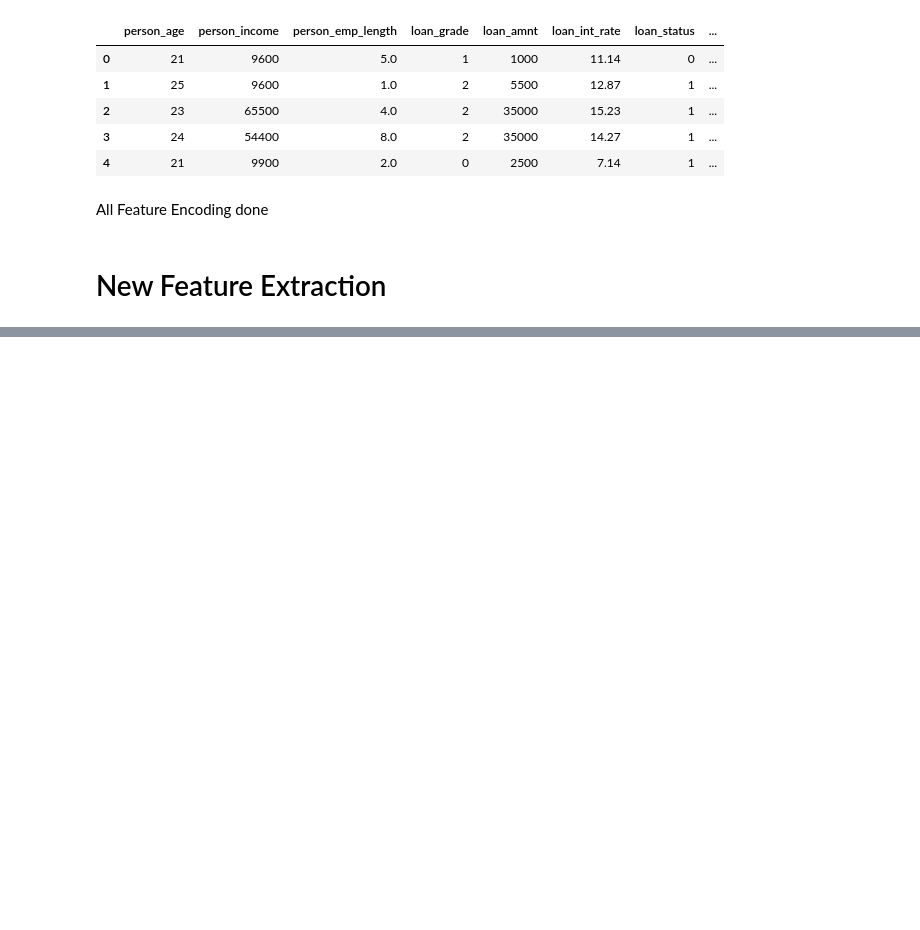
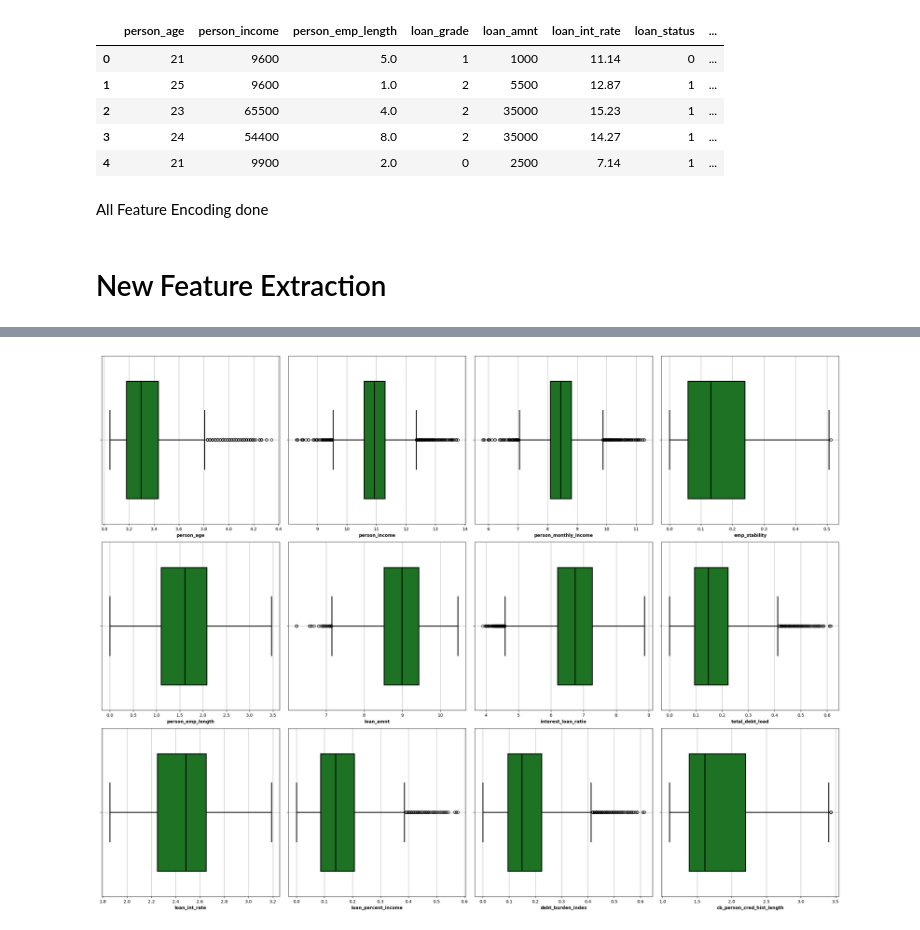
Before and after one commit to Md-Maruf-1727/loan-risk-analysis-xai, a Jupyter notebook: Notebooks/02_data_preprocessing.ipynb, the cells around one changed output, grey strips where cells are left out. Drawn from its saved outputs; the diff is of its cells as text; code cells hidden in the pictures; blank space fills up the shorter version.

```diff
--- a/Notebooks/02_data_preprocessing.ipynb
+++ b/Notebooks/02_data_preprocessing.ipynb
@@ -84,0 +141,28 @@ df.insert(loc=12, column= 'debt_burden_index', value=((df['loan_amnt'] * (1+ df[
+# %%
+for col in num_cols:
+    df[col] = np.log1p(df[col])
+# %%
+num_cols = [
+    'person_age', 'person_income',
+    'person_monthly_income', 'emp_stability',
+    'person_emp_length', 'loan_amnt',
+    'interest_loan_ratio', 'total_debt_load',
+    'loan_int_rate', 'loan_percent_income',
+    'debt_burden_index', 'cb_person_cred_hist_length'
+]
+
+fig, axes = plt.subplots(3, 4, figsize=(24, 18))
+for ax, col in zip(axes.flatten(), num_cols):
+    sns.boxplot(
+        x = df[col],
+        ax =ax,
+        color= "#0F8018",
+        linewidth=2,
+        linecolor="#000000",
+        width=0.7
+    )
+    ax.set_xlabel(col, weight='bold')
+    ax.grid(True)
+plt.tight_layout()
+# %% [output]
+[figure, added]
```
Also changed, not shown: parts of 12 cells of this notebook, 1 other file.
